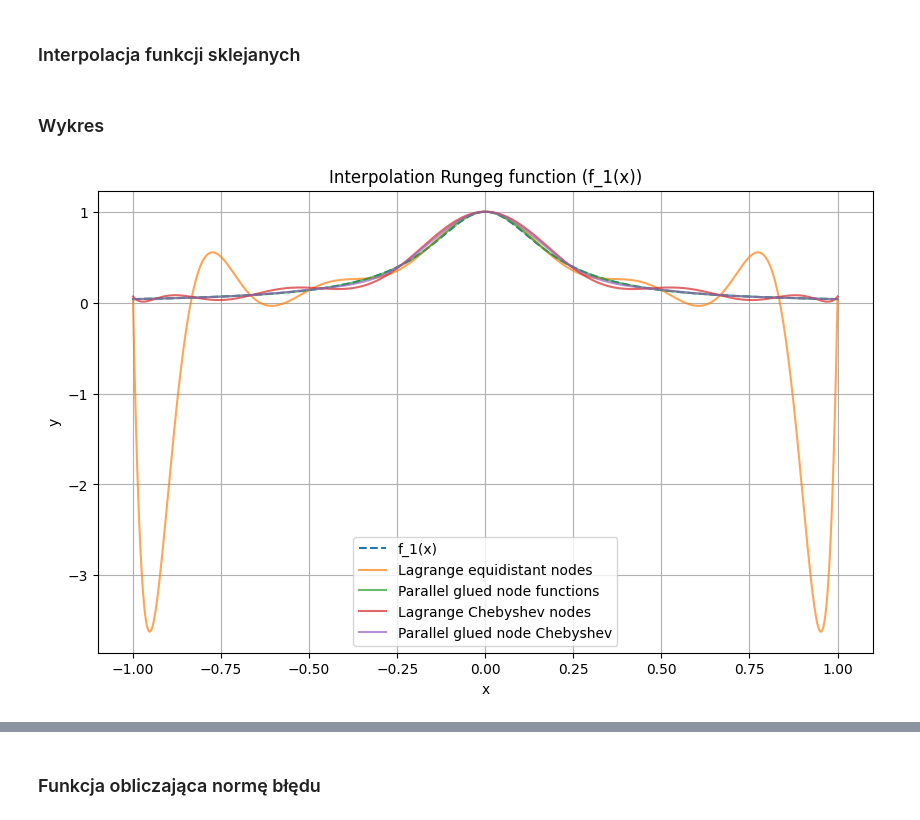
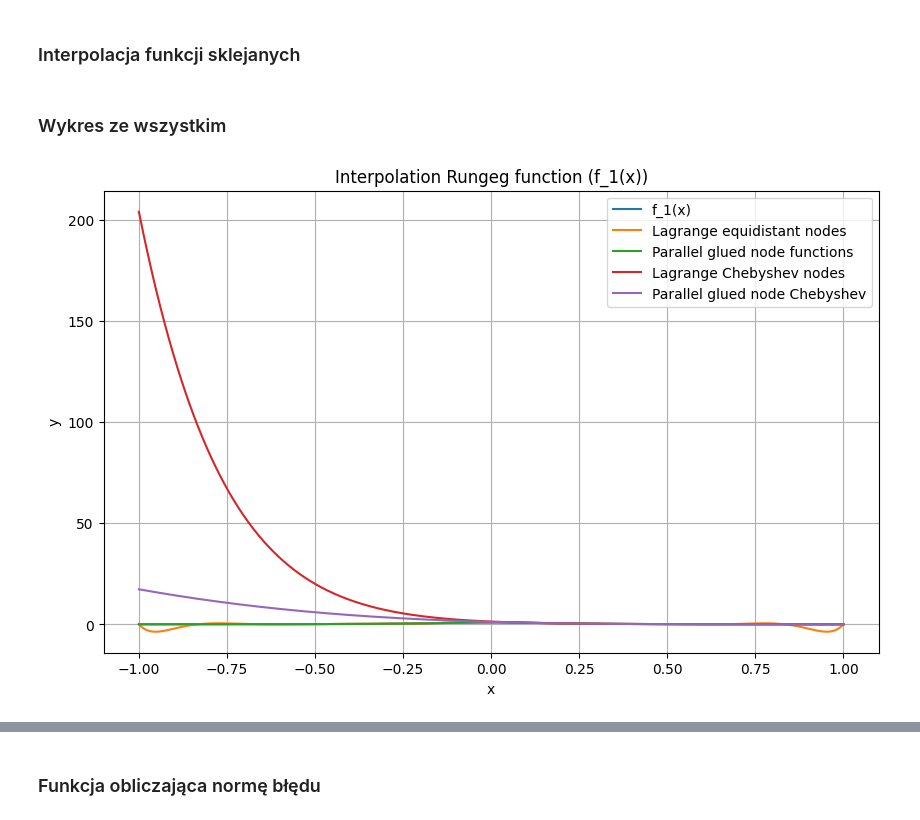
Before and after one commit to arturgesiarz/CalculationTechMethods-Course, a Jupyter notebook: lab04/ex1.ipynb, the cells around one changed output, grey strips where cells are left out. Cells and saved outputs as stored; diff of their text form; code cells hidden in the pictures.

Commit message:
Added plots

```diff
--- a/lab04/ex1.ipynb
+++ b/lab04/ex1.ipynb
@@ -24,7 +24,8 @@ def equidistant_nodes(n, a, b):
 # %%
 def chebyshev_nodes(n, a, b):
     theta = np.pi * (2 * np.arange(n + 1) + 1) / (2 * (n + 1))
-    return (a + b) / 2 + (b - a) / 2 * np.cos(theta)
+    # return (a + b) / 2 + (b - a) / 2 * np.cos(theta)
+    return a + (b - a) * (theta + 1) / 2
 # %% [markdown]
 ### Metoda Lagrange'a
 # %%
@@ -79,19 +80,19 @@ values_chebyshev_sorted = values_chebyshev[sorted_indices_chebyshev]
 cs_equidistant = CubicSpline(nodes_equidistant_sorted, values_equidistant_sorted)
 cs_chebyshev = CubicSpline(nodes_chebyshev_sorted, values_chebyshev_sorted)
 # %% [markdown]
-### Wykres
+### Wykres ze wszystkim
 # %%
 plt.figure(figsize=(10,6))
-plt.plot(x_dense, y_dense, label='f_1(x)', linestyle="--")
-plt.plot(x_dense, y_interpolated_equidistant, label="Lagrange equidistant nodes", alpha=0.7)
-plt.plot(x_dense, cs_equidistant(x_dense), label="Parallel glued node functions", alpha=0.7)
-plt.plot(x_dense, y_interpolated_chebyshev, label="Lagrange Chebyshev nodes", alpha=0.7)
-plt.plot(x_dense, cs_chebyshev(x_dense), label="Parallel glued node Chebyshev", alpha=0.7)
+plt.plot(x_dense, y_dense, label='f_1(x)')
+plt.plot(x_dense, y_interpolated_equidistant, label="Lagrange equidistant nodes")
+plt.plot(x_dense, cs_equidistant(x_dense), label="Parallel glued node functions")
+plt.plot(x_dense, y_interpolated_chebyshev, label="Lagrange Chebyshev nodes")
+plt.plot(x_dense, cs_chebyshev(x_dense), label="Parallel glued node Chebyshev")
 plt.xlabel('x')
 plt.ylabel('y')
 plt.title('Interpolation Rungeg function (f_1(x))')
 plt.legend()
 plt.grid(True)
 plt.show()
 # %% [output]
-[figure, old version]
+[figure, new version]
```
Also changed, not shown: parts of 9 cells of this notebook.
